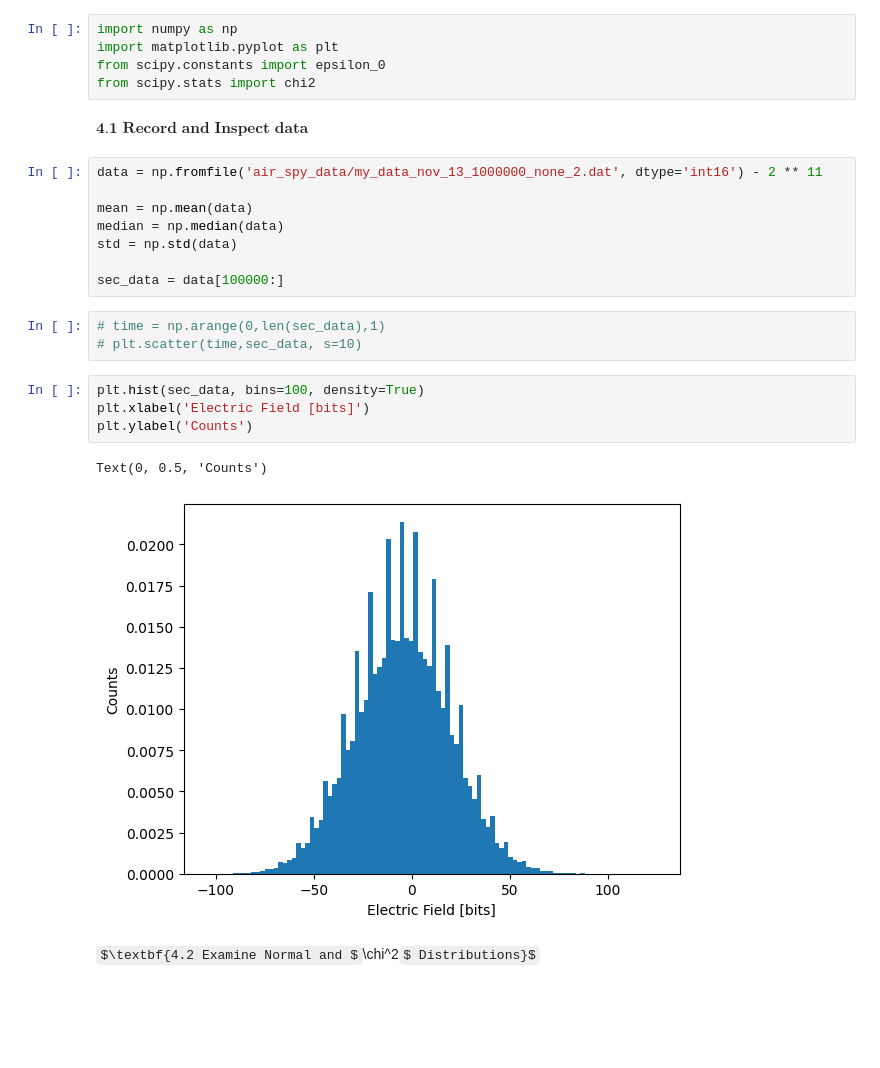
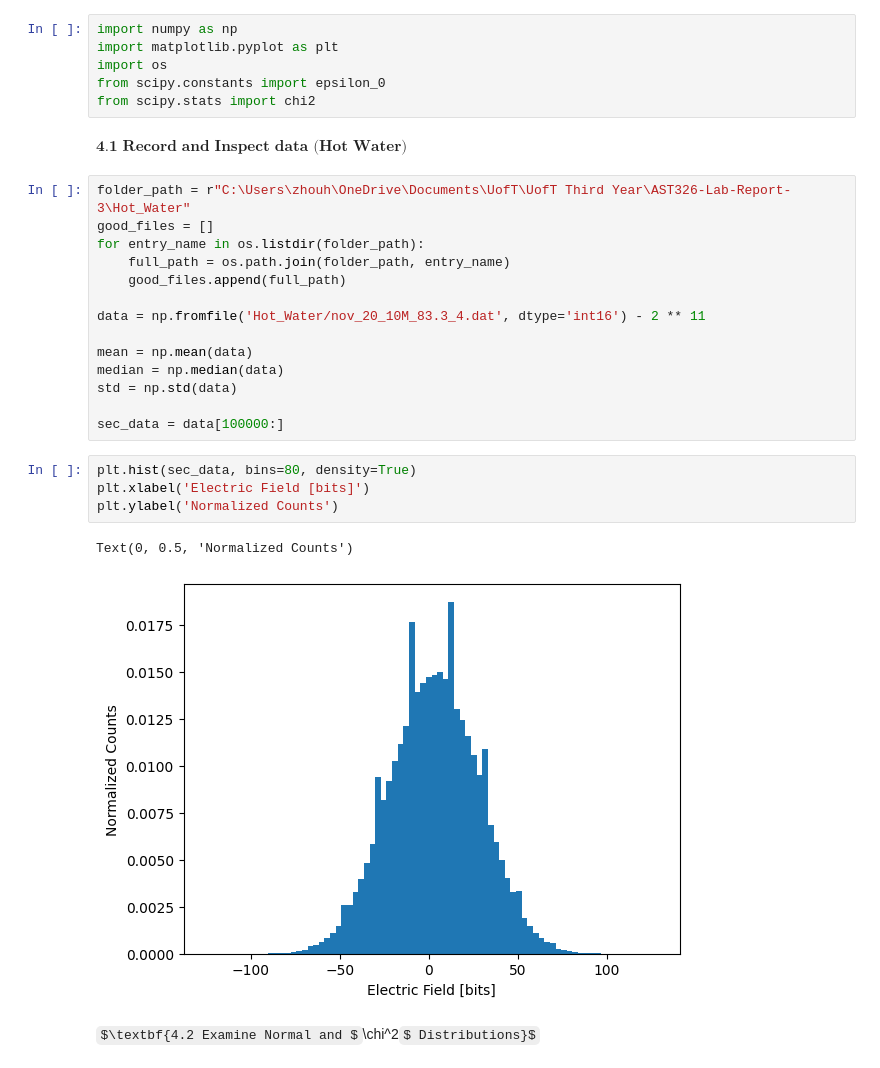
Before and after one commit to noflux01/AST326-Lab-Report-3, a Jupyter notebook: Herman's Code.ipynb, the cells around one changed output. Cells and saved outputs as stored; diff of their text form; some formulas as TeX source; blank space fills up the shorter version.

```diff
--- a/Herman's Code.ipynb
+++ b/Herman's Code.ipynb
@@ -1,28 +1,32 @@
 # %%
 import numpy as np
 import matplotlib.pyplot as plt
+import os
 from scipy.constants import epsilon_0
 from scipy.stats import chi2
 # %% [markdown]
-$\textbf{4.1 Record and Inspect data}$
+$\textbf{4.1 Record and Inspect data (Hot Water)}$
 # %%
-data = np.fromfile('air_spy_data/my_data_nov_13_1000000_none_2.dat', dtype='int16') - 2 ** 11
+folder_path = r"C:\Users\zhouh\OneDrive\Documents\UofT\UofT Third Year\AST326-Lab-Report-3\Hot_Water"
+good_files = []
+for entry_name in os.listdir(folder_path):
+    full_path = os.path.join(folder_path, entry_name)
+    good_files.append(full_path)
+
+data = np.fromfile('Hot_Water/nov_20_10M_83.3_4.dat', dtype='int16') - 2 ** 11
 
 mean = np.mean(data)
 median = np.median(data)
 std = np.std(data)
 
 sec_data = data[100000:]
-# %%
-# time = np.arange(0,len(sec_data),1)
-# plt.scatter(time,sec_data, s=10)
 # %%
-plt.hist(sec_data, bins=100, density=True)
+plt.hist(sec_data, bins=80, density=True)
 plt.xlabel('Electric Field [bits]')
-plt.ylabel('Counts')
+plt.ylabel('Normalized Counts')
 # %% [output]
-Text(0, 0.5, 'Counts')
+Text(0, 0.5, 'Normalized Counts')
-[figure, old version]
+[figure, new version]
 # %% [markdown]
 $\textbf{4.2 Examine Normal and $\chi^2$ Distributions}$
 # %%
```
Also changed, not shown: parts of 8 cells of this notebook.
